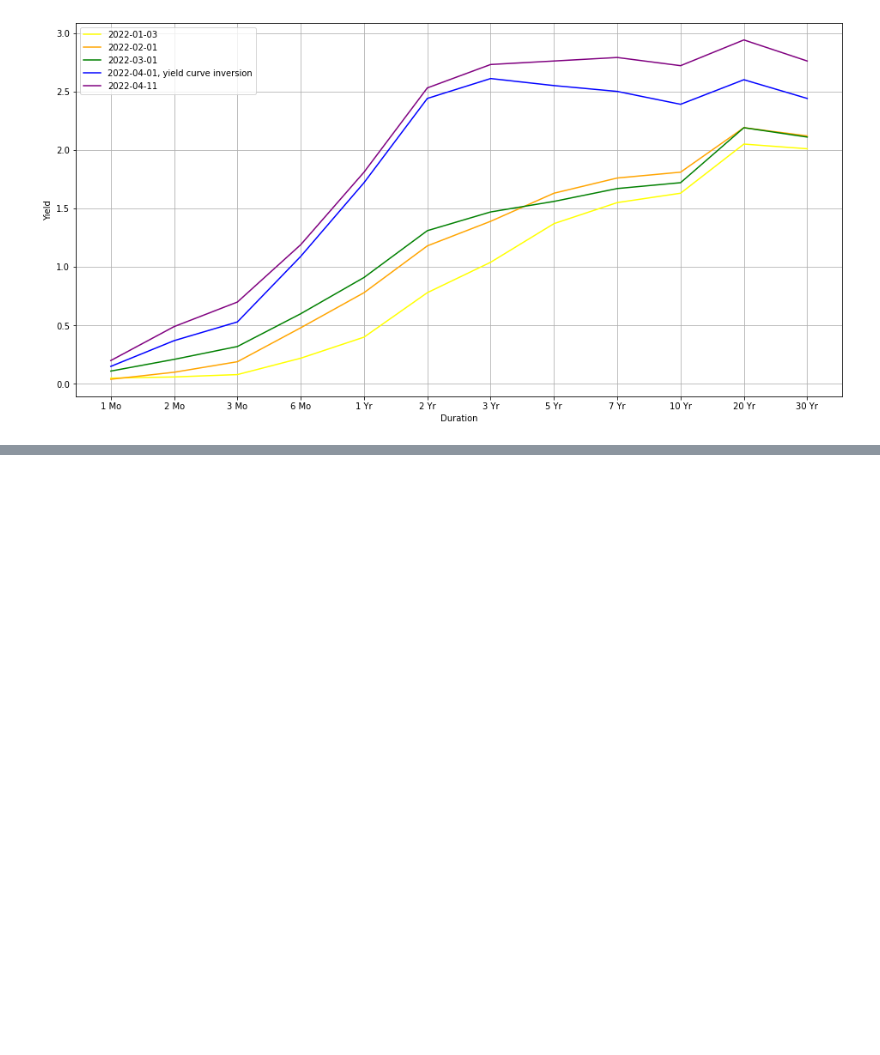
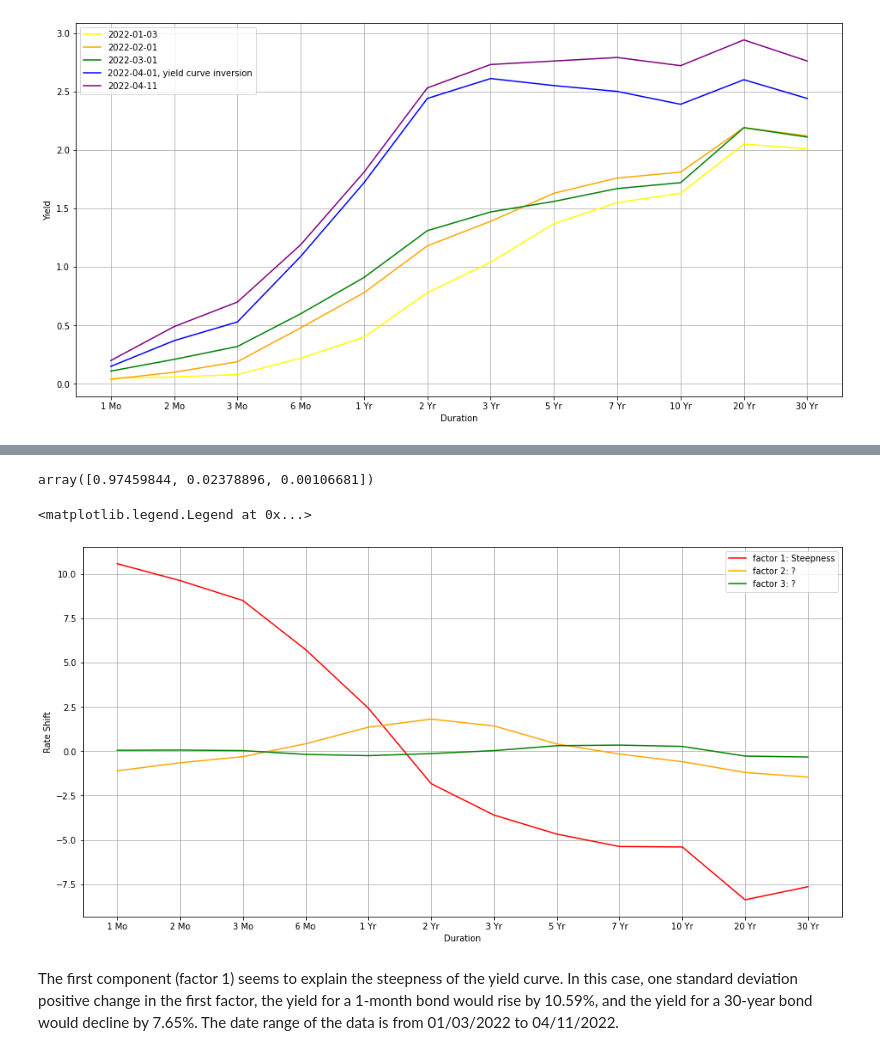
Before and after one commit to Wenbo-Git/Finance, a Jupyter notebook: Fixed Income/yield curves.ipynb, the cells around one changed output, grey strips where cells are left out. Saved outputs shown, nothing was run; the diff lists cells and outputs as text; code cells hidden in the pictures; blank space fills up the shorter version.

Commit message:
yield curve factor analysis

```diff
--- a/Fixed Income/yield curves.ipynb
+++ b/Fixed Income/yield curves.ipynb
@@ -110,0 +113,4 @@ fig.show()
+# %%
+from sklearn.decomposition import PCA
+pca = PCA(n_components = 3)
+yield_curve_factors = pca.fit_transform(df2).T
@@ -110,0 +129,20 @@ fig.show()
+# %%
+pca.explained_variance_ratio_
+# %% [output]
+array([0.97459844, 0.02378896, 0.00106681])
+# %%
+plt.figure(figsize=(16,8))
+plt.grid(True)
+
+plt.plot(df2.index, yield_curve_factors[0], label = "factor 1: Steepness", color = "red")
+plt.plot(df2.index, yield_curve_factors[1], label = "factor 2: ?", color = "orange")
+plt.plot(df2.index, yield_curve_factors[2], label = "factor 3: ?", color = "green")
+
+plt.xlabel("Duration")
+plt.ylabel("Rate Shift")
+plt.legend()
+# %% [output]
+<matplotlib.legend.Legend at 0x...>
+[figure, added]
+# %% [markdown]
+The first component (factor 1) seems to explain the steepness of the yield curve. In this case, one standard deviation positive change in the first factor, the yield for a 1-month bond would rise by 10.59%, and the yield for a 30-year bond would decline by 7.65%. The date range of the data is from 01/03/2022 to 04/11/2022.
```
Also changed, not shown: parts of 2 cells of this notebook.
